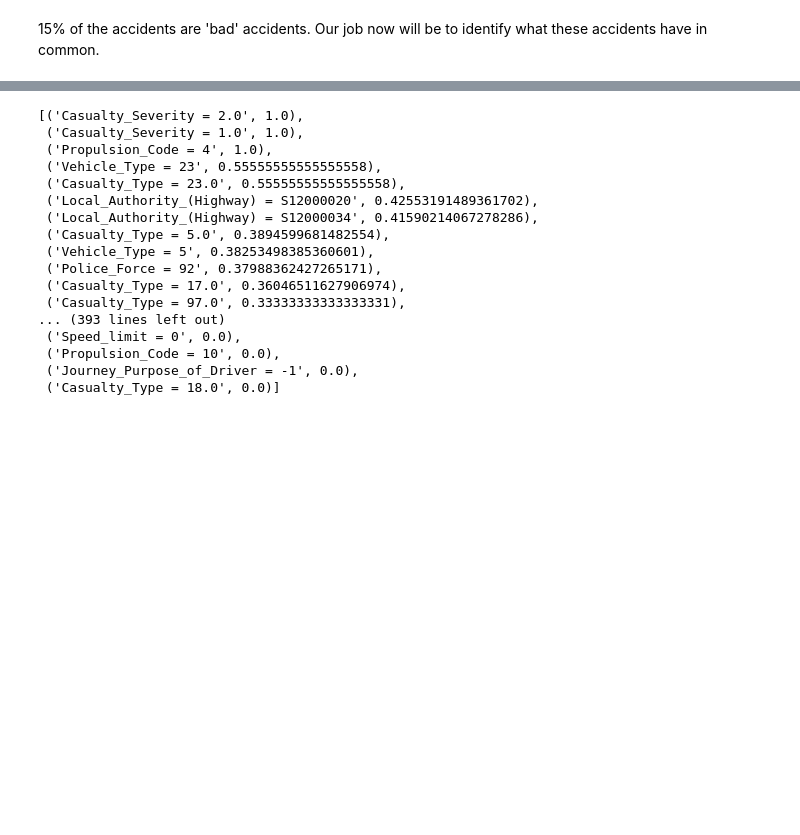
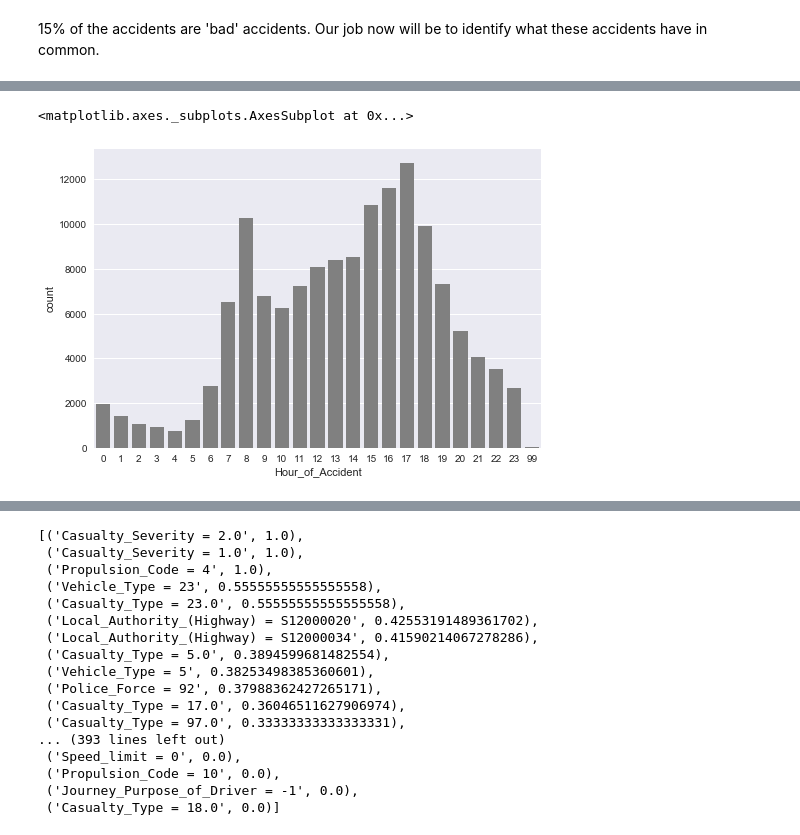
Before and after one commit to dreew23/portfolio, a Jupyter notebook: road_safety_project/code/20170301-RoadSafety-EDA.ipynb, the cells around one changed output, grey strips where cells are left out. Saved outputs shown, nothing was run; the diff lists cells and outputs as text; code cells hidden in the pictures; blank space fills up the shorter version.

```diff
--- a/road_safety_project/code/20170301-RoadSafety-EDA.ipynb
+++ b/road_safety_project/code/20170301-RoadSafety-EDA.ipynb
@@ -94,0 +126,13 @@ acc['SeriousFatal'].mean()
+# %%
+def gethour(x):
+    x = str(x)[:2]
+    if x=='na':
+        return 99
+    else:
+        return int(x)
+acc['Hour_of_Accident'] = acc['Time'].apply(gethour)
+# %%
+sns.countplot(data=acc, x='Hour_of_Accident', color='grey')
+# %% [output]
+<matplotlib.axes._subplots.AxesSubplot at 0x...>
+[figure, added]
```
Also changed, not shown: parts of 10 cells of this notebook, 3 other files.
